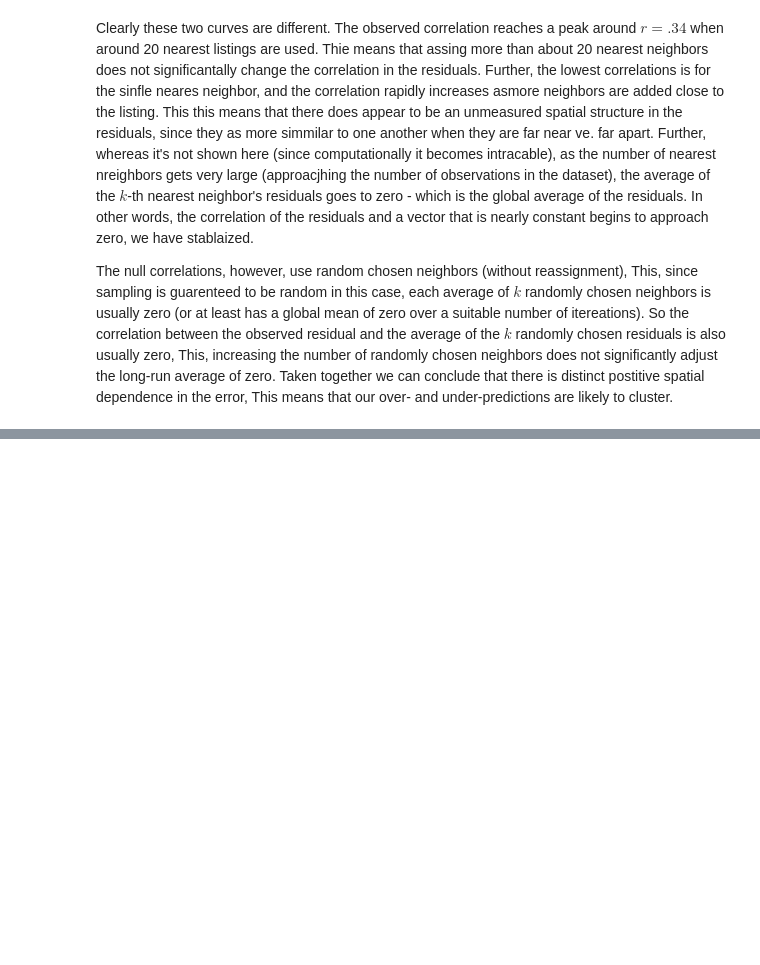
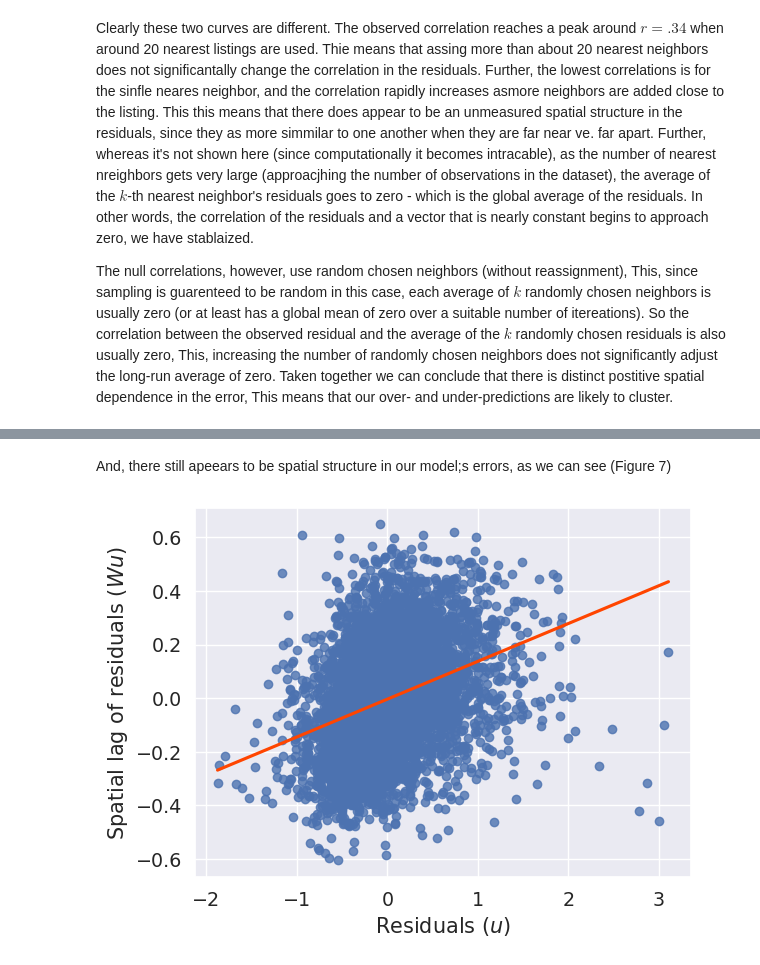
Before and after one commit to Skyehawk/Spatial_stats_examples, a Jupyter notebook: Spatial_regression/Spatial_regression.ipynb, the cells around one changed output, grey strips where cells are left out. Drawn from its saved outputs; the diff is of its cells as text; code cells hidden in the pictures; blank space fills up the shorter version.

Commit message:
spatial regression update - statsmodels.formula.api example start

```diff
--- a/Spatial_regression/Spatial_regression.ipynb
+++ b/Spatial_regression/Spatial_regression.ipynb
@@ -377,0 +403,2 @@ ax.set_axis_off();
+# %%
+balboa_names = variable_names + ["d2balboa"]
@@ -377,0 +407,7 @@ ax.set_axis_off();
+# %%
+m2 = spreg.OLS(
+                db[["log_price"]].values,
+                db[balboa_names].values,
+                name_y="log_price",
+                name_x=balboa_names,
+)
@@ -377,0 +454,14 @@ ax.set_axis_off();
+# %% [markdown]
+And, there still apeears to be spatial structure in our model;s errors, as we can see (Figure 7)
+# %%
+lag_residual = weights.spatial_lag.lag_spatial(knn, m2.u)
+ax = sns.regplot(
+    x=m2.u.flatten(),
+    y=lag_residual.flatten(),
+    line_kws=dict(color="orangered"),
+    ci=None,
+)
+ax.set_xlabel("Residuals ($u$)")
+ax.set_ylabel("Spatial lag of residuals ($Wu$)");
+# %% [output]
+[figure, added]
```
Also changed, not shown: parts of 19 cells of this notebook.
